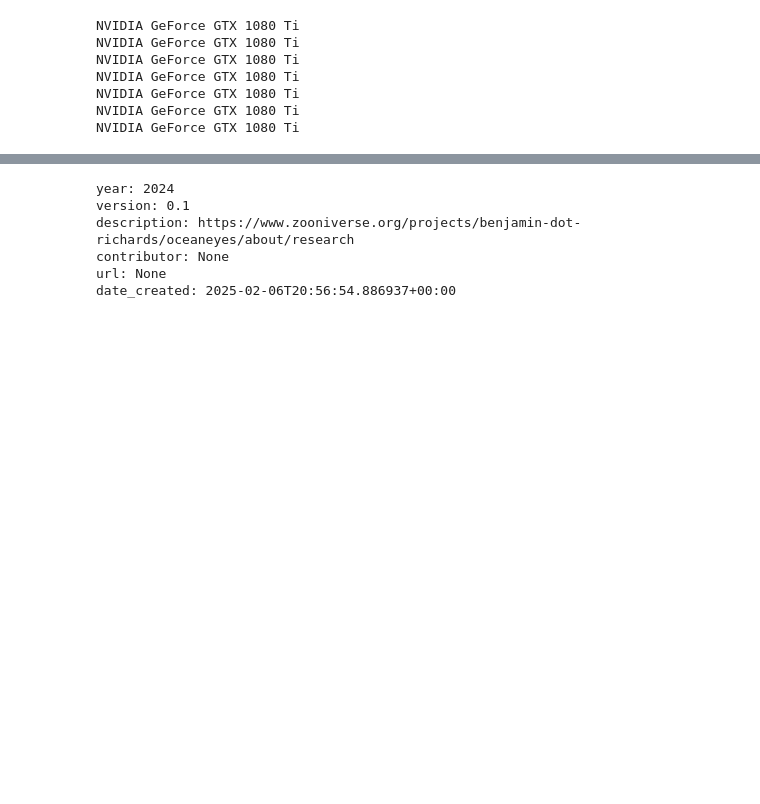
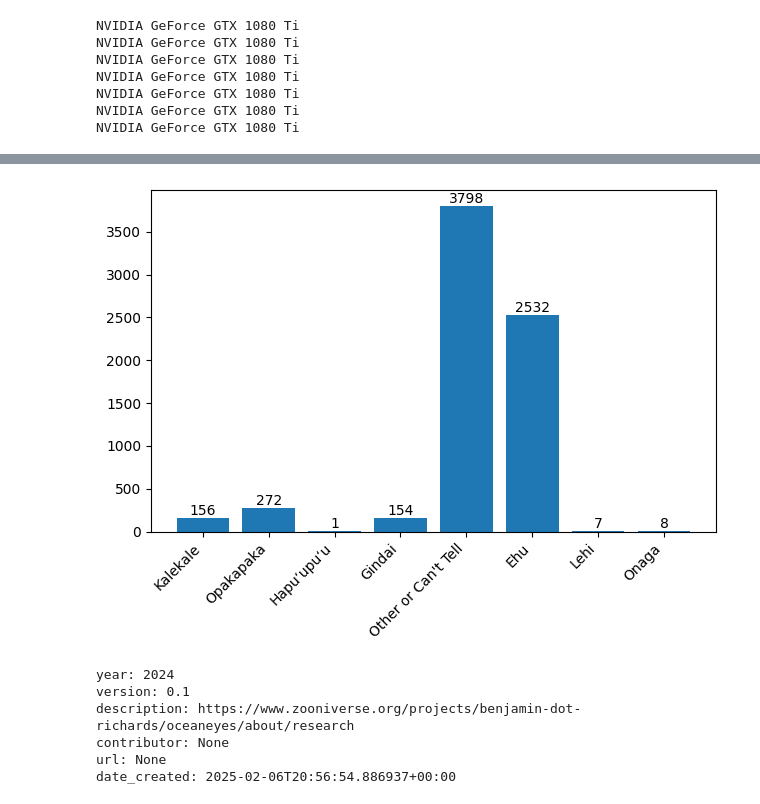
Before and after one commit to csbrown-noaa/hierarchical_yolo, a Jupyter notebook: notebooks/hierarchical_yolo.ipynb, the cells around one changed output, grey strips where cells are left out. Drawn from its saved outputs; the diff is of its cells as text; code cells hidden in the pictures; blank space fills up the shorter version.

```diff
--- a/notebooks/hierarchical_yolo.ipynb
+++ b/notebooks/hierarchical_yolo.ipynb
@@ -140,2 +141,16 @@ Done (t=0.05s)
 creating index...
 index created!
+# %%
+def coco_category_dist(coco):
+    import matplotlib.pyplot as plt
+    cats, cnt = np.unique(list(map(lambda x: x['category_id'], coco.anns.values())), return_counts=True)
+    cat_names = list(map(lambda cat_id: coco.cats[cat_id]['name'], cats))
+    plt.bar(cat_names, cnt)
+    for i, value in enumerate(cnt):
+        plt.text(i, value + 0.5, str(value), ha='center', va='bottom')
+    plt.xticks(rotation=45, ha='right')
+    plt.tight_layout()
+    return plt
+# %%
+coco_category_dist(coco)
+# %% [output]
@@ -142,3 +158,4 @@ index created!
+[figure, added]
 # %%
 coco.info()
 # %% [output]
```
Also changed, not shown: parts of 41 cells of this notebook, 4 other files.
